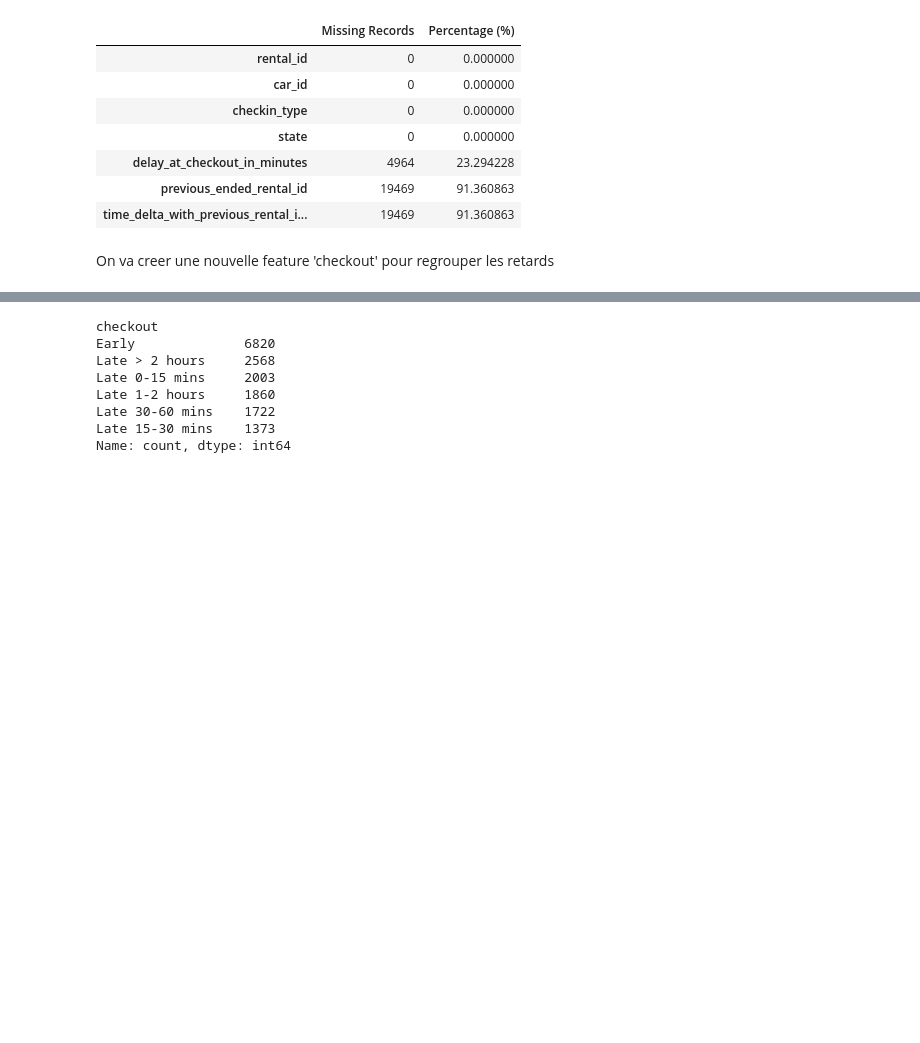
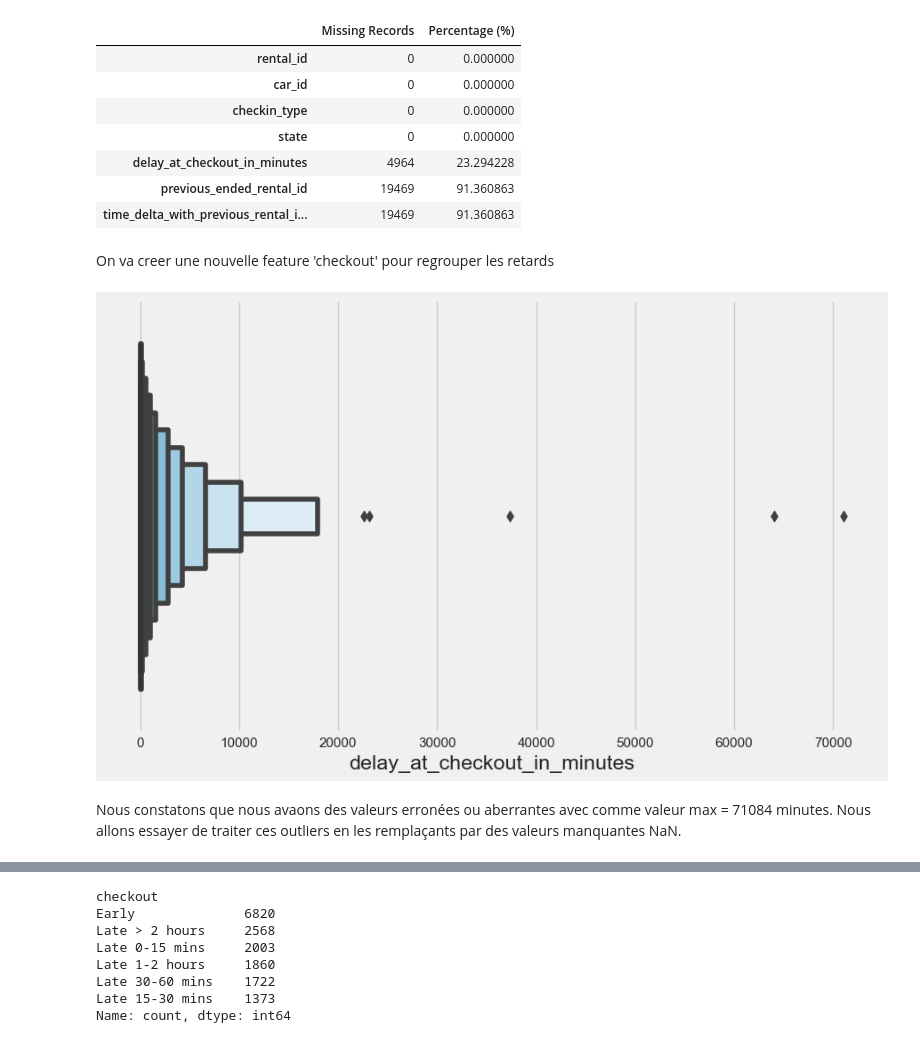
Before and after one commit to loft897/GetAround, a Jupyter notebook: getaround_analysis_delay.ipynb, the cells around one changed output, grey strips where cells are left out. Drawn from its saved outputs; the diff is of its cells as text; code cells hidden in the pictures; blank space fills up the shorter version.

```diff
--- a/getaround_analysis_delay.ipynb
+++ b/getaround_analysis_delay.ipynb
@@ -119,3 +120,11 @@ delay_df['checkout'] = pd.cut(delay_df['delay_at_checkout_in_minutes'],
                               labels=['Early', 'Late 0-15 mins', 'Late 15-30 mins', 'Late 30-60 mins', 'Late 1-2 hours', 'Late > 2 hours'],
                               right=False,
                               include_lowest=True)
+# %%
+plt.figure(figsize=(10,6))
+sns.boxenplot(data=delay_df[delay_df['checkout']!='Early'], x='delay_at_checkout_in_minutes',scale='linear')
+plt.show()
+# %% [output]
+[figure, added]
+# %% [markdown]
+Nous constatons que nous avaons des valeurs erronées ou aberrantes avec comme valeur max = 71084 minutes. Nous allons essayer de traiter ces outliers en les remplaçants par des valeurs manquantes NaN.
```
Also changed, not shown: parts of 21 cells of this notebook, 8 other files.
